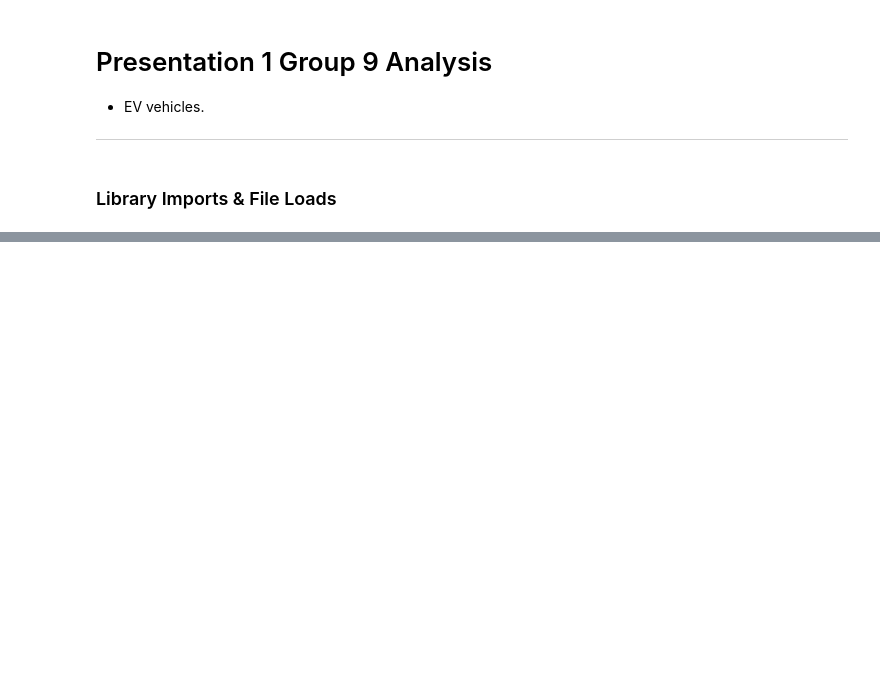
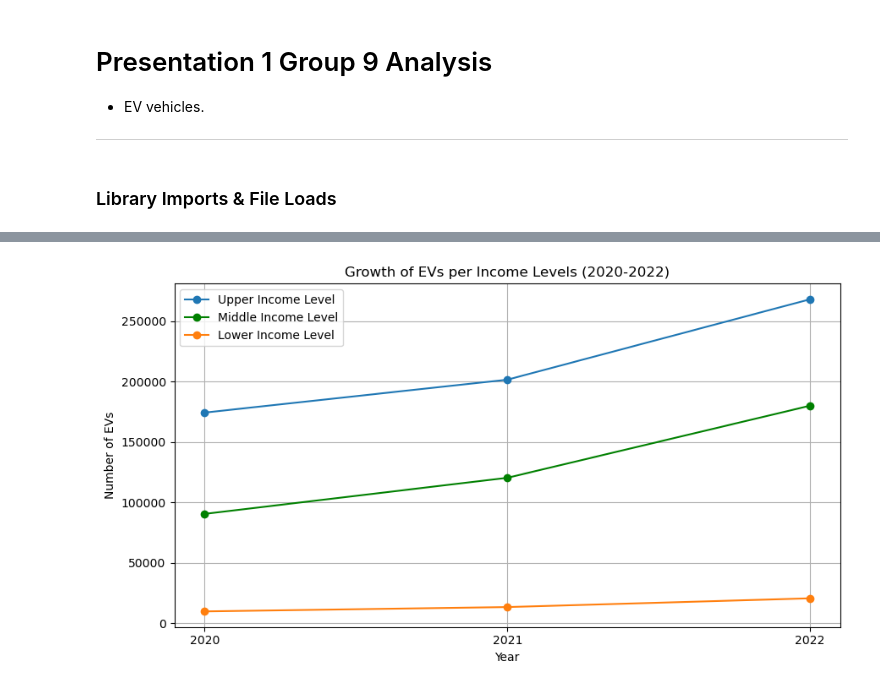
Before and after one commit to JaredWillson/group_9_project_1, a Jupyter notebook: presentation_1_jlh.ipynb, the cells around one changed output, grey strips where cells are left out. Saved outputs shown, nothing was run; the diff lists cells and outputs as text; code cells hidden in the pictures; blank space fills up the shorter version.

```diff
--- a/presentation_1_jlh.ipynb
+++ b/presentation_1_jlh.ipynb
@@ -1097,0 +405,44 @@ plt.show()
+# %%
+# Generate linear graph showing the trends of EV ownership per income level
+
+Top = {
+     'Upper 2020' : vehicle_count_in_state_df_2020_75,
+     'Upper 2021' : vehicle_count_in_state_df_2021_75,
+     'Upper 2022' : vehicle_count_in_state_df_2022_75
+}
+
+Middle = {
+     'Middle 2020' : total_vehicles_in_state_middle_income_2020,
+     'Middle 2021' : total_vehicles_in_state_middle_income_2021,
+     'Middle 2022' : total_vehicles_in_state_middle_income_2022
+ }
+
+Lower = {
+     'Lower 2020' : vehicle_count_in_state_df_2020_25,
+     'Lower 2021' : vehicle_count_in_state_df_2021_25,
+     'Lower 2022' : vehicle_count_in_state_df_2022_25
+ }
+
+year = ['2020','2021','2022']
+vehicles_2020 = list(Top.values())
+vehicles_2021 = list(Middle.values())
+vehicles_2022 = list(Lower.values())
+
+# Plotting
+plt.figure(figsize=(9, 5))
+plt.plot(year, vehicles_2020, label='Upper Income Level', marker='o')
+plt.plot(year, vehicles_2021, label='Middle Income Level', color='green', marker='o')
+plt.plot(year, vehicles_2022, label='Lower Income Level', marker='o')
+
+# Customizing the plot
+plt.xlabel('Year')
+plt.ylabel('Number of EVs')
+plt.title('Growth of EVs per Income Levels (2020-2022)')
+plt.legend()
+plt.grid(True)
+
+#Show plot
+plt.tight_layout()
+plt.show()
+# %% [output]
+[figure, added]
```
Also changed, not shown: parts of 62 cells of this notebook.
